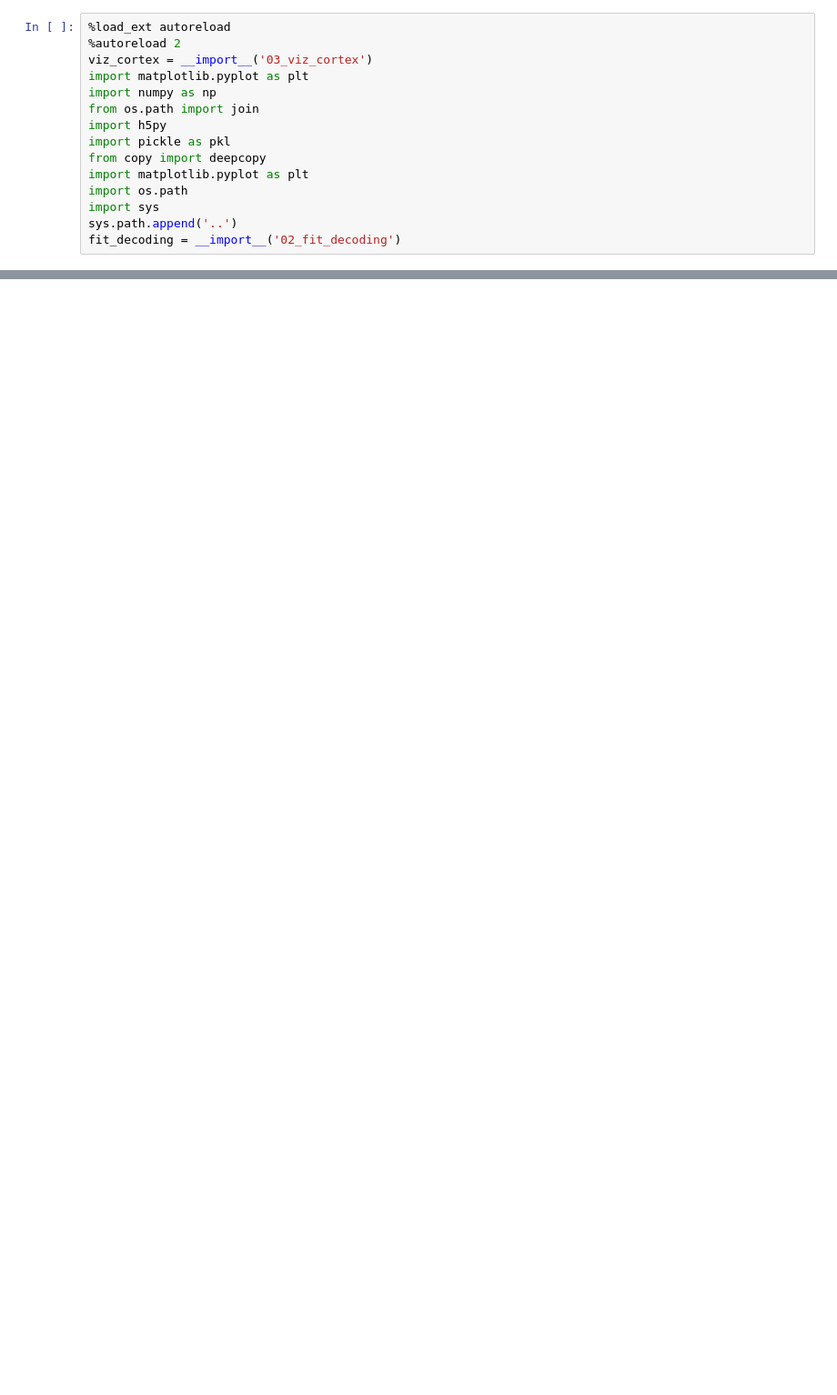
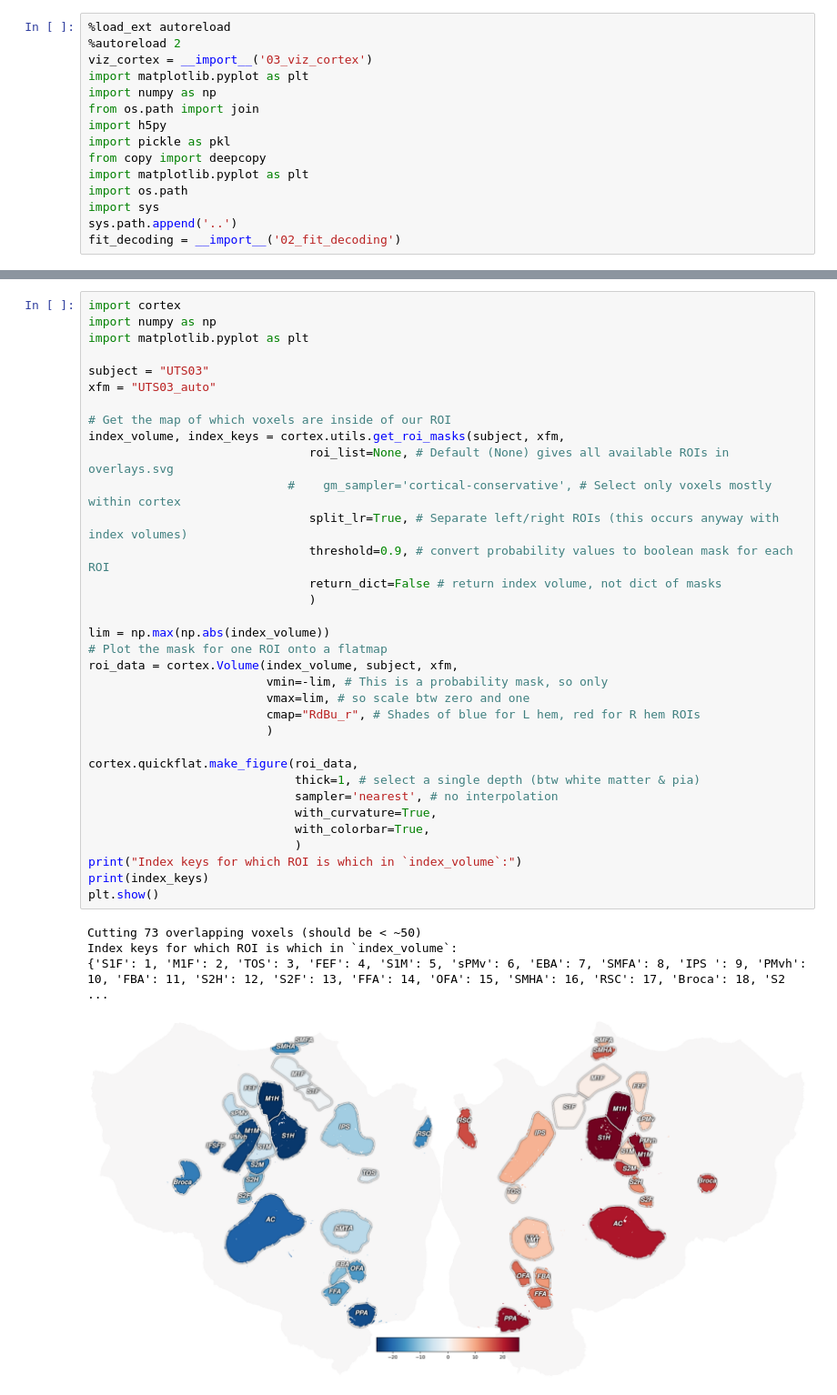
Before and after one commit to csinva/interpretable-embeddings, a Jupyter notebook: notebooks/03_viz_cortex.ipynb, the cells around one changed output, grey strips where cells are left out. Shown: that part at 91% size. Saved outputs shown, nothing was run; the diff lists cells and outputs as text; blank space fills up the shorter version.

```diff
--- a/notebooks/03_viz_cortex.ipynb
+++ b/notebooks/03_viz_cortex.ipynb
@@ -57,0 +50,39 @@ array([0., 0., 0.])
+# %%
+import cortex
+import numpy as np
+import matplotlib.pyplot as plt
+
+subject = "UTS03"
+xfm = "UTS03_auto"
+
+# Get the map of which voxels are inside of our ROI
+index_volume, index_keys = cortex.utils.get_roi_masks(subject, xfm,
+                               roi_list=None, # Default (None) gives all available ROIs in overlays.svg
+                            #    gm_sampler='cortical-conservative', # Select only voxels mostly within cortex
+                               split_lr=True, # Separate left/right ROIs (this occurs anyway with index volumes)
+                               threshold=0.9, # convert probability values to boolean mask for each ROI
+                               return_dict=False # return index volume, not dict of masks
+                               )
+
+lim = np.max(np.abs(index_volume))
+# Plot the mask for one ROI onto a flatmap
+roi_data = cortex.Volume(index_volume, subject, xfm,
+                         vmin=-lim, # This is a probability mask, so only
+                         vmax=lim, # so scale btw zero and one
+                         cmap="RdBu_r", # Shades of blue for L hem, red for R hem ROIs
+                         )
+
+cortex.quickflat.make_figure(roi_data,
+                             thick=1, # select a single depth (btw white matter & pia)
+                             sampler='nearest', # no interpolation
+                             with_curvature=True,
+                             with_colorbar=True,
+                             )
+print("Index keys for which ROI is which in `index_volume`:")
+print(index_keys)
+plt.show()
+# %% [output]
+Cutting 73 overlapping voxels (should be < ~50)
+Index keys for which ROI is which in `index_volume`:
+{'S1F': 1, 'M1F': 2, 'TOS': 3, 'FEF': 4, 'S1M': 5, 'sPMv': 6, 'EBA': 7, 'SMFA': 8, 'IPS ': 9, 'PMvh': 10, 'FBA': 11, 'S2H': 12, 'S2F': 13, 'FFA': 14, 'OFA': 15, 'SMHA': 16, 'RSC': 17, 'Broca': 18, 'S2 ...
+[figure, added]
```
Also changed, not shown: parts of 17 cells of this notebook, 12 other files.
